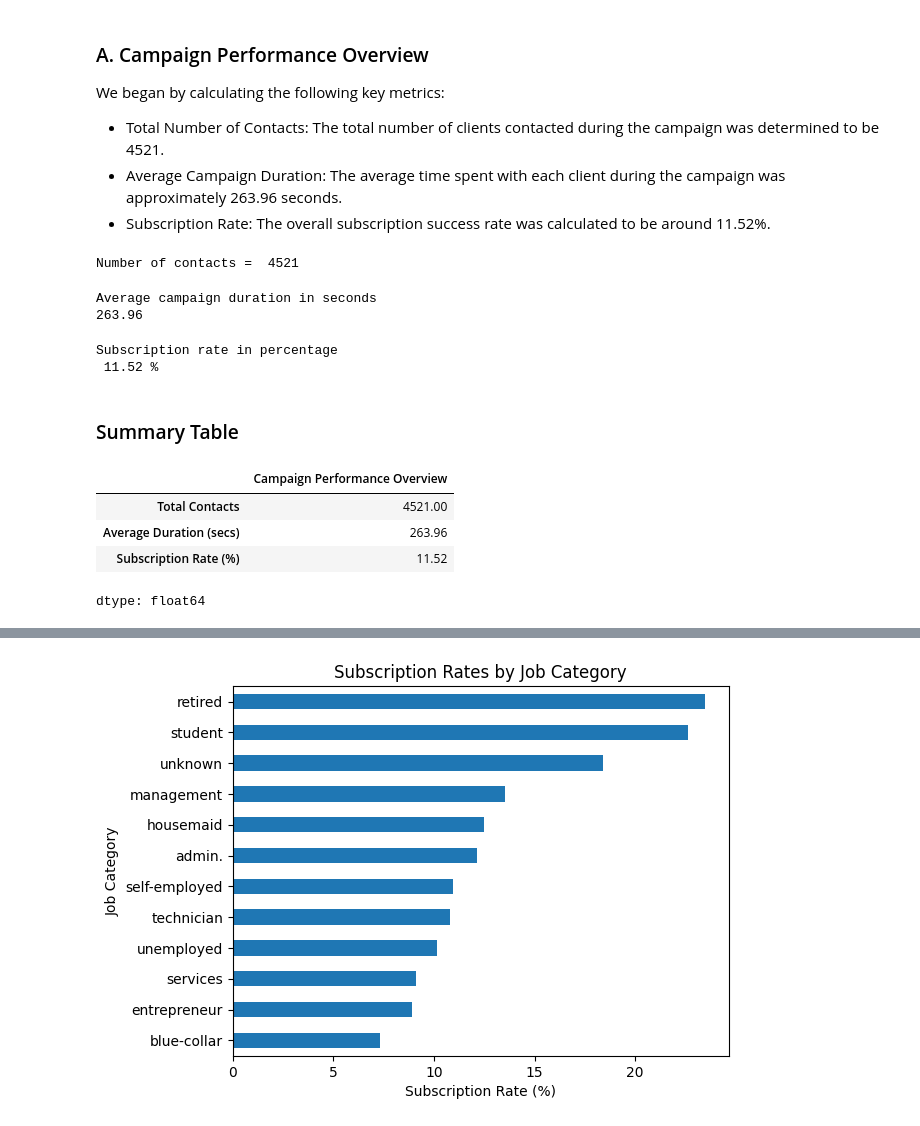
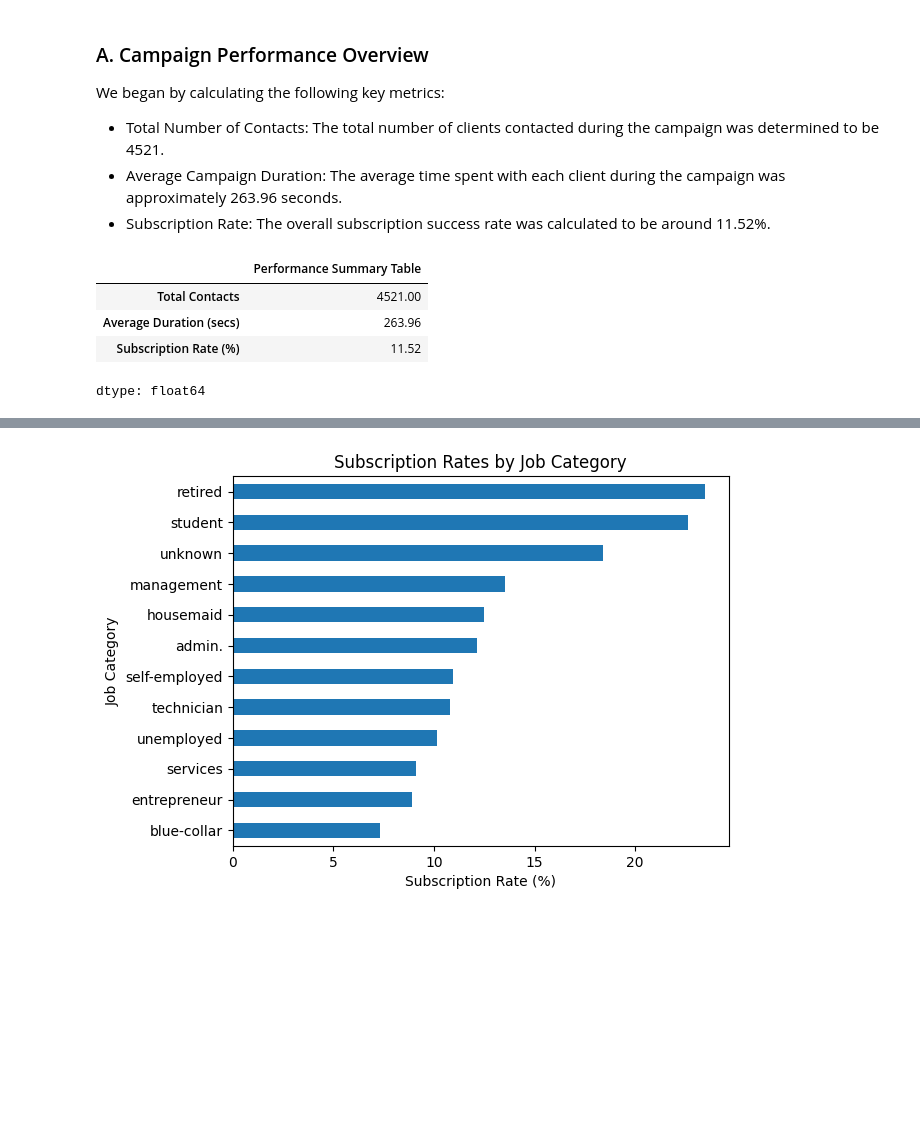
Before and after one commit to Idaogah/datalab, a Jupyter notebook: Bank_Marketing_Campaign_Analysis.ipynb, the cells around one changed output, grey strips where cells are left out. Saved outputs shown, nothing was run; the diff lists cells and outputs as text; code cells hidden in the pictures; blank space fills up the shorter version.

Commit message:
Bank Marketing Campaign Analysis

```diff
--- a/Bank_Marketing_Campaign_Analysis.ipynb
+++ b/Bank_Marketing_Campaign_Analysis.ipynb
@@ -207,50 +256,37 @@ We began by calculating the following key metrics:
 - Total Number of Contacts: The total number of clients contacted during the campaign was determined to be 4521.
 - Average Campaign Duration: The average time spent with each client during the campaign was approximately 263.96 seconds.
 - Subscription Rate: The overall subscription success rate was calculated to be around 11.52%.
-# %%
-# Calculating number of contacts
-
-total_contacts = len(df)
-# total_contacts = df.shape[0]
-print("Number of contacts = ", len(df))  # meaning each record represents one contact
-# %% [output]
-Number of contacts =  4521
-# %%
-# Calculating average campaign duration
-average_duration = df['duration'].mean()
-
-average_duration = round(average_duration, 2)
-
-print("Average campaign duration in seconds")
-print(average_duration)
-# %% [output]
-Average campaign duration in seconds
-263.96
-# %%
-# Calculating the subscription rate
-subscription_rate = (df['subscription'].value_counts(normalize=True)['yes']) * 100
-subscription_rate = round(subscription_rate, 2)
-print("Subscription rate in percentage \n", subscription_rate, '%')
-# %% [output]
-Subscription rate in percentage
- 11.52 %
-# %% [markdown]
-### Summary Table
-# %%
-# Creating a summary table
-summary_table = pd.Series({
-    'Total Contacts': total_contacts,
-    'Average Duration (secs)': average_duration,
-    'Subscription Rate (%)': subscription_rate
-}, name="Campaign Performance Overview")
-
-summary_table
-# %% [output]
-|  | Campaign Performance Overview |
-| Total Contacts | 4521.00 |
-| Average Duration (secs) | 263.96 |
-| Subscription Rate (%) | 11.52 |
-dtype: float64
+# %%
+# Calculating number of contacts
+
+total_contacts = len(df)
+# total_contacts = df.shape[0]
+# print("\n Number of contacts = ", len(df))  # meaning each record represents one contact
+
+# Calculating average campaign duration
+average_duration = df['duration'].mean()
+average_duration = round(average_duration, 2)
+# print("\n Average campaign duration in seconds = ", average_duration)
+
+# Calculating the subscription rate
+subscription_rate = (df['subscription'].value_counts(normalize=True)['yes']) * 100
+subscription_rate = round(subscription_rate, 2)
+# print("\n Subscription rate in percentage = ", subscription_rate, '%')
+
+# Creating a summary table
+summary_table = pd.Series({
+    'Total Contacts': total_contacts,
+    'Average Duration (secs)': average_duration,
+    'Subscription Rate (%)': subscription_rate
+}, name="Performance Summary Table")
+
+summary_table
+# %% [output]
+|  | Performance Summary Table |
+| Total Contacts | 4521.00 |
+| Average Duration (secs) | 263.96 |
+| Subscription Rate (%) | 11.52 |
+dtype: float64
 # %% [markdown]
 ### B. Monthly Campaign Trends
 
```
Also changed, not shown: parts of 34 cells of this notebook.
